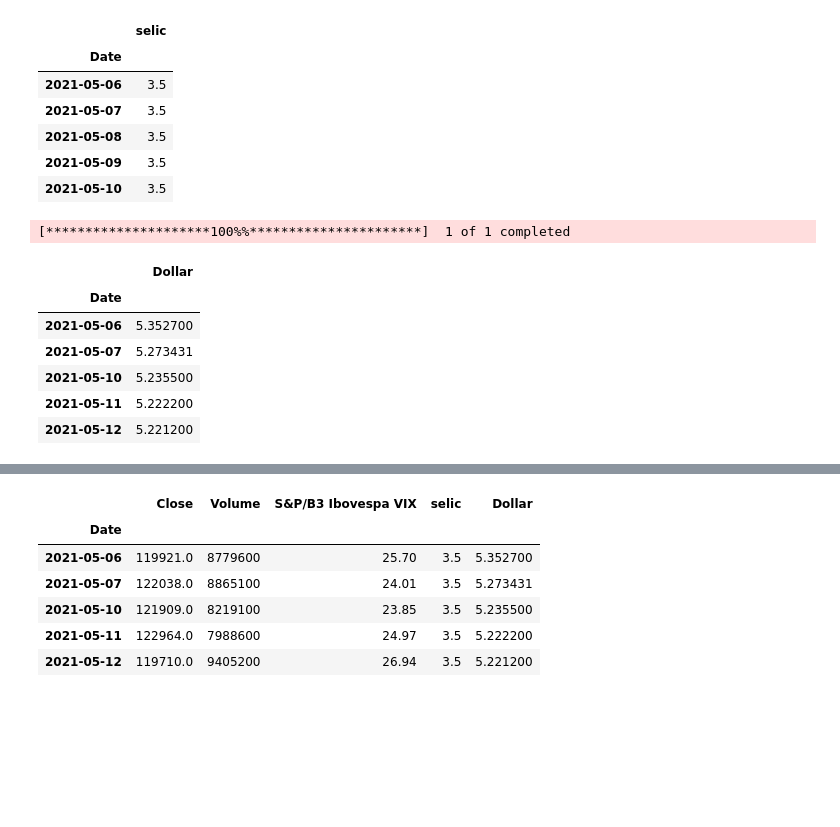
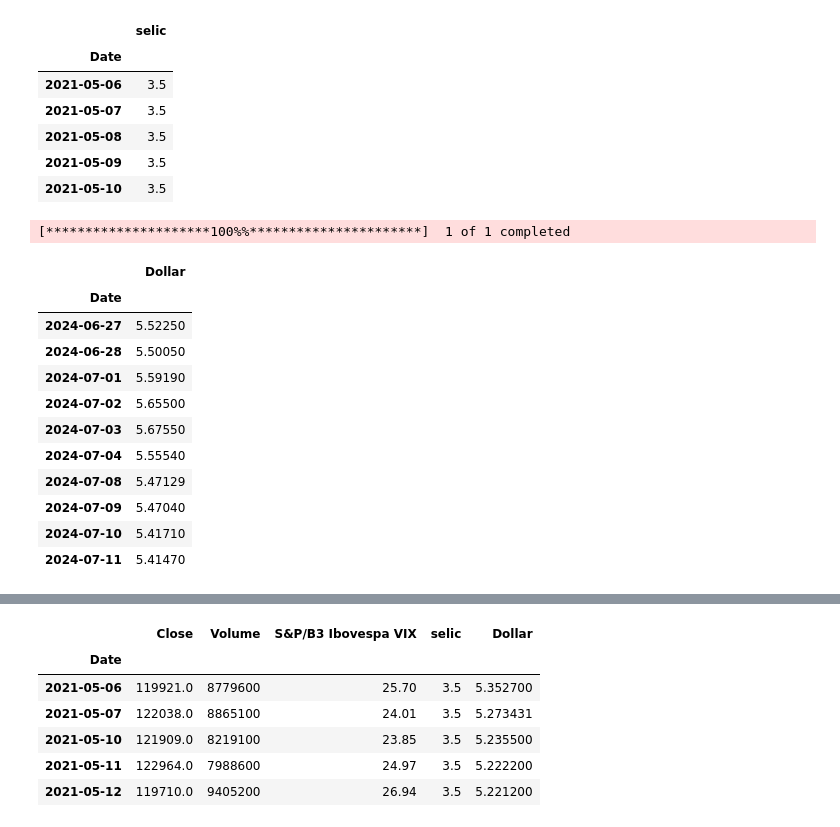
Before and after one commit to jeicianepaula/Tech-Challenge-2, a Jupyter notebook: TECH_CHALLENGE_2.ipynb, the cells around one changed output, grey strips where cells are left out. Drawn from its saved outputs; the diff is of its cells as text; code cells hidden in the pictures; blank space fills up the shorter version.

```diff
--- a/TECH_CHALLENGE_2.ipynb
+++ b/TECH_CHALLENGE_2.ipynb
@@ -80,17 +80,22 @@ selic_df.head()
 # %%
 # Importando dados da taxa DOLAR
 usd_brl = yf.download('BRL=X', start= '2021-05-06', end='2024-07-12')
 usd_brl = usd_brl[['Close']].rename(columns={'Close':'Dollar'})
-usd_brl.head()
+usd_brl.tail(10)
 # %% [output]
 [*********************100%%**********************]  1 of 1 completed
 |  | Dollar |
 | Date |  |
-| 2021-05-06 | 5.352700 |
-| 2021-05-07 | 5.273431 |
-| 2021-05-10 | 5.235500 |
-| 2021-05-11 | 5.222200 |
-| 2021-05-12 | 5.221200 |
+| 2024-06-27 | 5.52250 |
+| 2024-06-28 | 5.50050 |
+| 2024-07-01 | 5.59190 |
+| 2024-07-02 | 5.65500 |
+| 2024-07-03 | 5.67550 |
+| 2024-07-04 | 5.55540 |
+| 2024-07-08 | 5.47129 |
+| 2024-07-09 | 5.47040 |
+| 2024-07-10 | 5.41710 |
+| 2024-07-11 | 5.41470 |
 # %%
 def tabela_unica(df, df_juncao):
     df_novo = df.merge(df_juncao, how = 'left',  left_on = df_origem.index, right_on = df_juncao.index)
```
Also changed, not shown: parts of 13 cells of this notebook.
